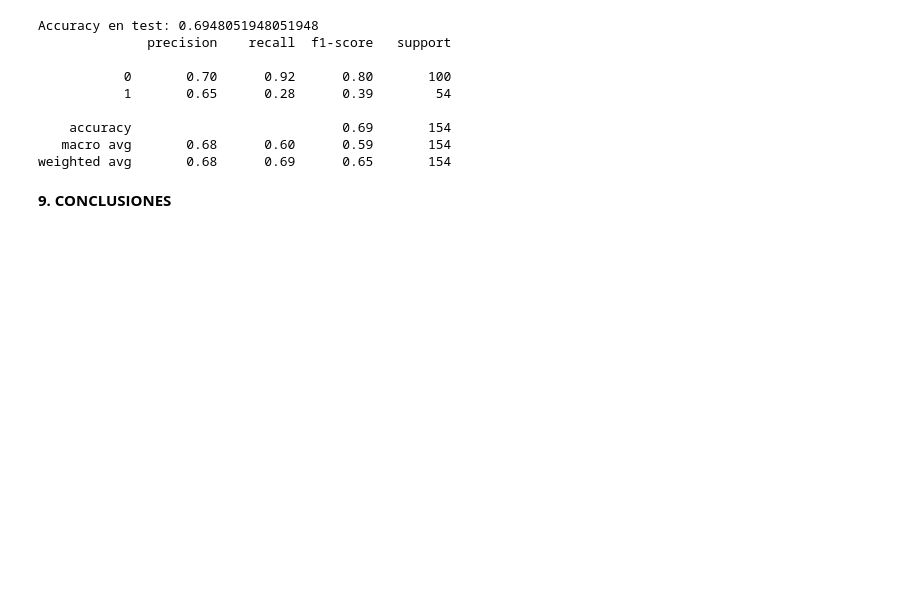
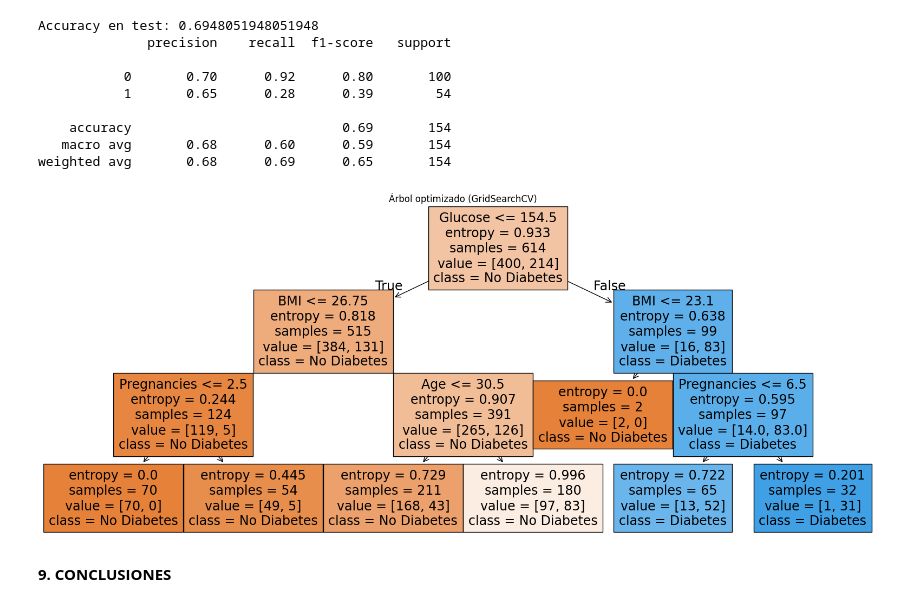
Before and after one commit to 4GeeksAcademy/alemantellini-machine-learning, a Jupyter notebook: src/04-decision-tree-diabetes.ipynb, the cells around one changed output. Drawn from its saved outputs; the diff is of its cells as text; code cells hidden in the pictures; blank space fills up the shorter version.

```diff
--- a/src/04-decision-tree-diabetes.ipynb
+++ b/src/04-decision-tree-diabetes.ipynb
@@ -129,6 +145,15 @@ Accuracy en test: 0.6948051948051948
     accuracy                           0.69       154
    macro avg       0.68      0.60      0.59       154
 weighted avg       0.68      0.69      0.65       154
+# %%
+plt.figure(figsize=(20, 8))
+plot_tree(mejor_modelo, feature_names=mi_x.columns,
+          class_names=['No Diabetes', 'Diabetes'],
+          filled=True, max_depth=3)
+plt.title("Árbol optimizado (GridSearchCV)")
+plt.show()
+# %% [output]
+[figure, added]
 # %%
 # GUARDAR MODELO
 with open("decision_tree_model.pkl", "wb") as f:
```
Also changed, not shown: parts of 2 cells of this notebook, 1 other file.
